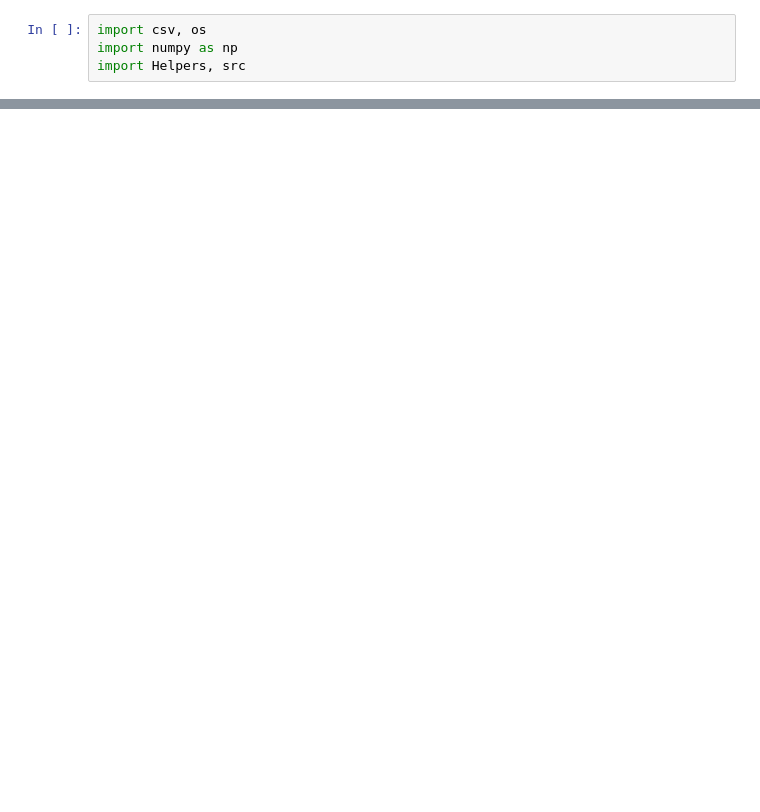
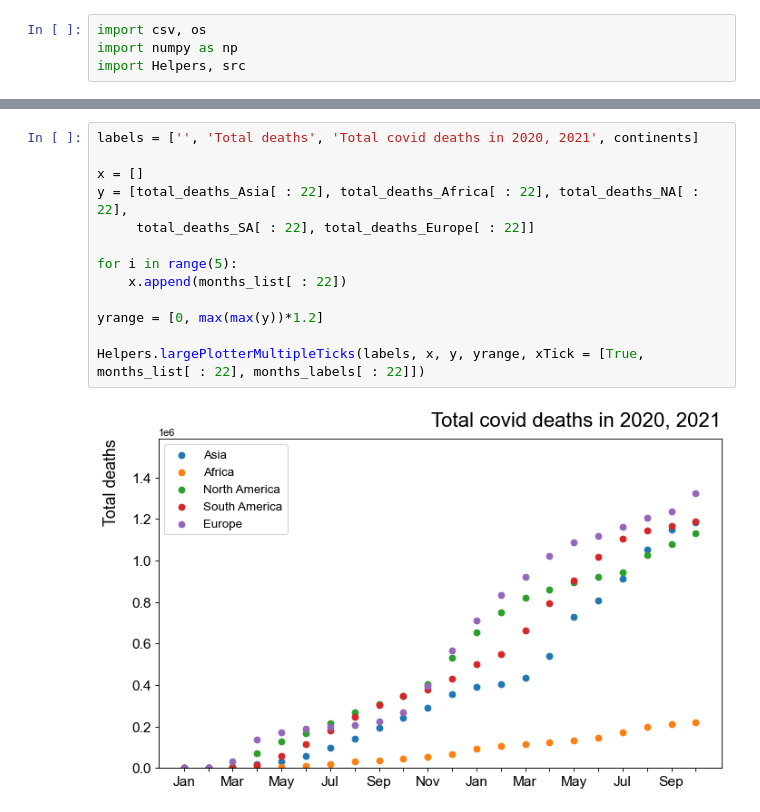
Before and after one commit to msdec321/DataAnalysisWorkbooks, a Jupyter notebook: Covid19/covid_data.ipynb, the cells around one changed output, grey strips where cells are left out. Drawn from its saved outputs; the diff is of its cells as text; blank space fills up the shorter version.

```diff
--- a/Covid19/covid_data.ipynb
+++ b/Covid19/covid_data.ipynb
@@ -110,3 +192,18 @@ Helpers.largePlotterMultipleTicks(labels, x, y, xTick = [True, months_list, mont
+# %%
+labels = ['', 'Total deaths', 'Total covid deaths in 2020, 2021', continents]
+
+x = []
+y = [total_deaths_Asia[ : 22], total_deaths_Africa[ : 22], total_deaths_NA[ : 22],
+     total_deaths_SA[ : 22], total_deaths_Europe[ : 22]]
+
+for i in range(5):
+    x.append(months_list[ : 22])
+
+yrange = [0, max(max(y))*1.2]
+
+Helpers.largePlotterMultipleTicks(labels, x, y, yrange, xTick = [True, months_list[ : 22], months_labels[ : 22]])
+# %% [output]
+[figure, added]
 # %%
 # Write data to Tableau-friendly csv format
 outputFile = open("covid_data.csv", "w")
```
Also changed, not shown: parts of 6 cells of this notebook.
